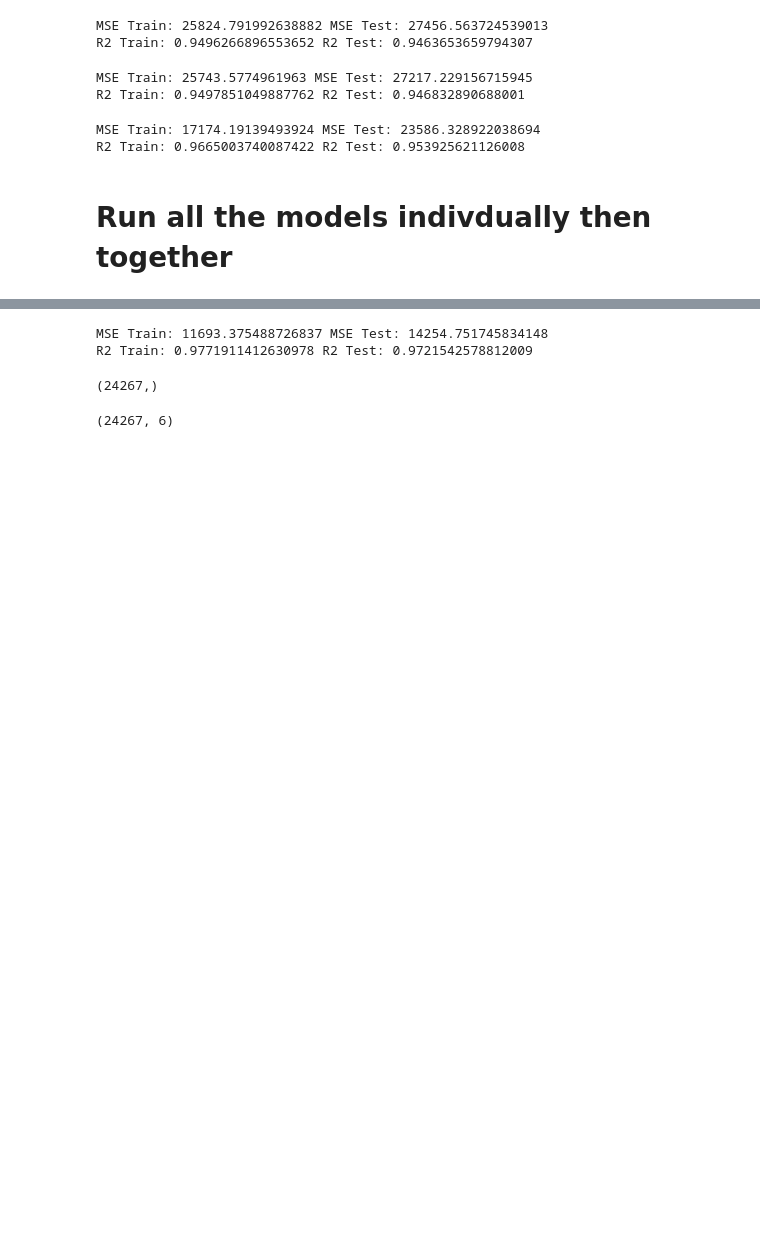
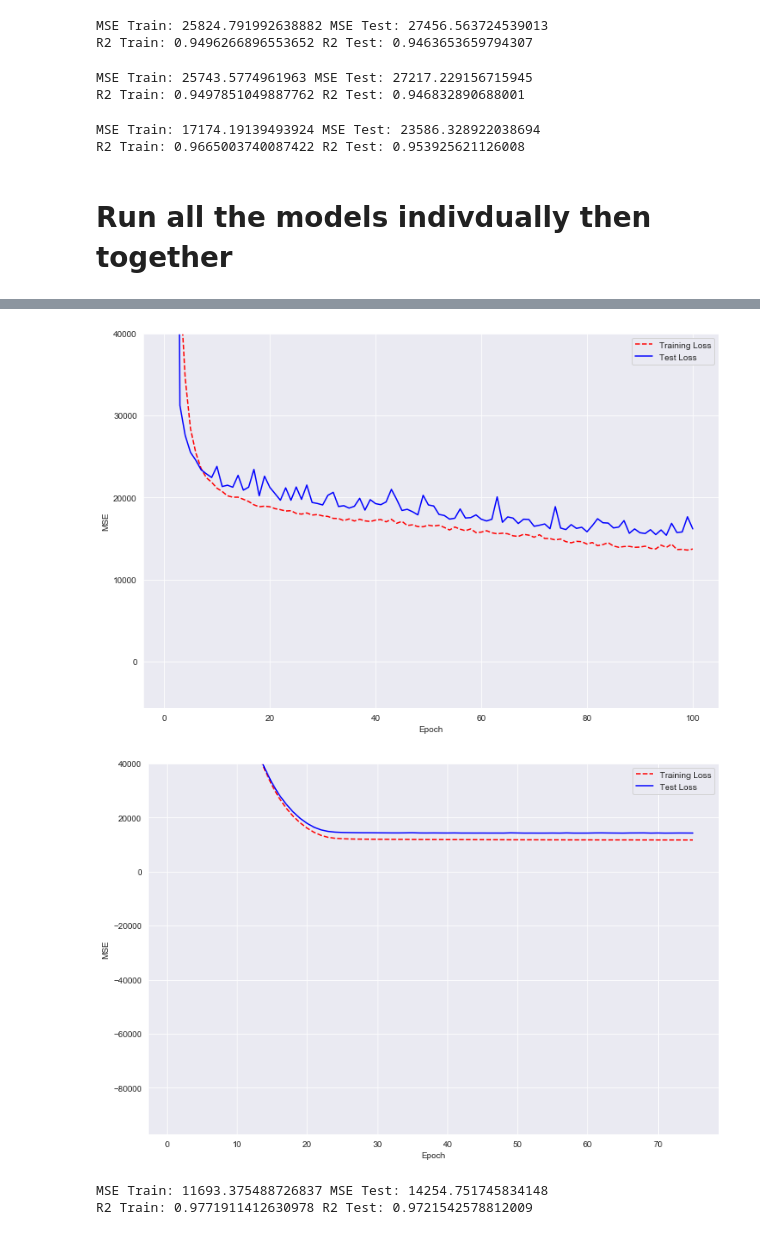
Before and after one commit to jmt0221/Diamond-Appraiser, a Jupyter notebook: diamond_appraisal.ipynb, the cells around one changed output, grey strips where cells are left out. Cells and saved outputs as stored; diff of their text form; code cells hidden in the pictures; blank space fills up the shorter version.

Commit message:
added graphs and cleaned output

```diff
--- a/diamond_appraisal.ipynb
+++ b/diamond_appraisal.ipynb
@@ -406,21 +354,7 @@ def model6_maker(X_train,y_train,X_test,y_test,epochs):
     model6.compile(optimizer='adam',loss='mean_squared_error')
     history6 = model6.fit(X_train,y_train,epochs=epochs,batch_size=64,validation_data=(X_test, y_test),verbose=2,callbacks=callbacks)
 
-    training_loss = history6.history['loss']
-    test_loss = history6.history['val_loss']
-
-    # Create count of the number of epochs
-    epoch_count = range(1, len(training_loss) + 1)
-
-    # Visualize accuracy history
-    fig = plt.figure(figsize=(12,8))
-    plt.plot(epoch_count, training_loss, 'r--')
-    plt.plot(epoch_count, test_loss, 'b-')
-    plt.legend(['Training Loss', 'Test Loss'])
-    plt.xlabel('Epoch')
-    plt.ylabel('MSE')
-    plt.ylim(top=40000)
-    plt.show();
+    graph_loss(history6)
 
 
     return model6, history6
@@ -445,21 +379,7 @@ def ensemble_layer(preds_train,preds_test,y_train,y_test,epochs):
     history_ensemble = model_ensemble.fit(preds_train,y_train,epochs=epochs,batch_size=64,
                                           validation_data=(preds_test, y_test),verbose=2,callbacks=callbacks)
 
-    training_loss = history_ensemble.history['loss']
-    test_loss = history_ensemble.history['val_loss']
-
-    # Create count of the number of epochs
-    epoch_count = range(1, len(training_loss) + 1)
-
-    # Visualize accuracy history
-    fig = plt.figure(figsize=(12,8))
-    plt.plot(epoch_count, training_loss, 'r--')
-    plt.plot(epoch_count, test_loss, 'b-')
-    plt.legend(['Training Loss', 'Test Loss'])
-    plt.xlabel('Epoch')
-    plt.ylabel('MSE')
-    plt.ylim(top=40000)
-    plt.show();
+    graph_loss(history_ensemble)
 
 
     return model_ensemble,history_ensemble
@@ -624,2 +436,2 @@ HBox(children=(IntProgress(value=0, description='Epoch 4', max=24267, style=Prog
 # %%
-model_ensemble, history_ensemble, train_preds, test_preds = stack_ensemble(X_train,y_train,X_test,y_test,epochs=120)
+model_ensemble, history_ensemble, train_preds, test_preds = stack_ensemble(X_train,y_train,X_test,y_test,epochs=epochs)
@@ -644 +438,7 @@ HBox(children=(IntProgress(value=0, description='Epoch 4', max=24267, style=Prog
+# %%
+graph_loss(history6)
+graph_loss(history_ensemble)
+# %% [output]
+[figure, added]
+[figure, added]
 # %%
@@ -653,11 +454,3 @@ MSE Train: 11693.375488726837 MSE Test: 14254.751745834148
 R2 Train: 0.9771911412630978 R2 Test: 0.9721542578812009
 # %%
 model_ensemble.save('model_ensemble.h5')
-# %%
-y_train.shape
-# %% [output]
-(24267,)
-# %%
-train_preds.shape
-# %% [output]
-(24267, 6)
```
Also changed, not shown: parts of 15 cells of this notebook.
